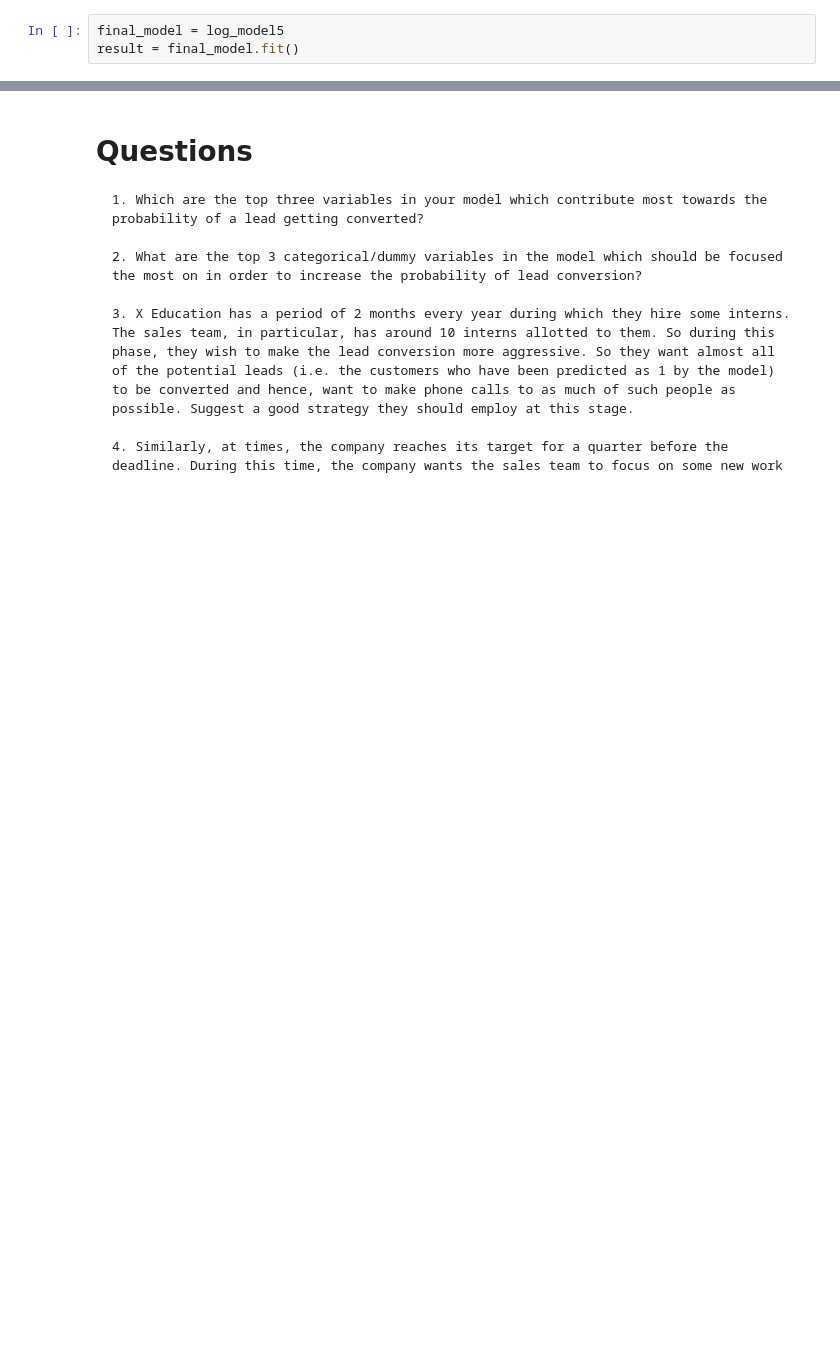
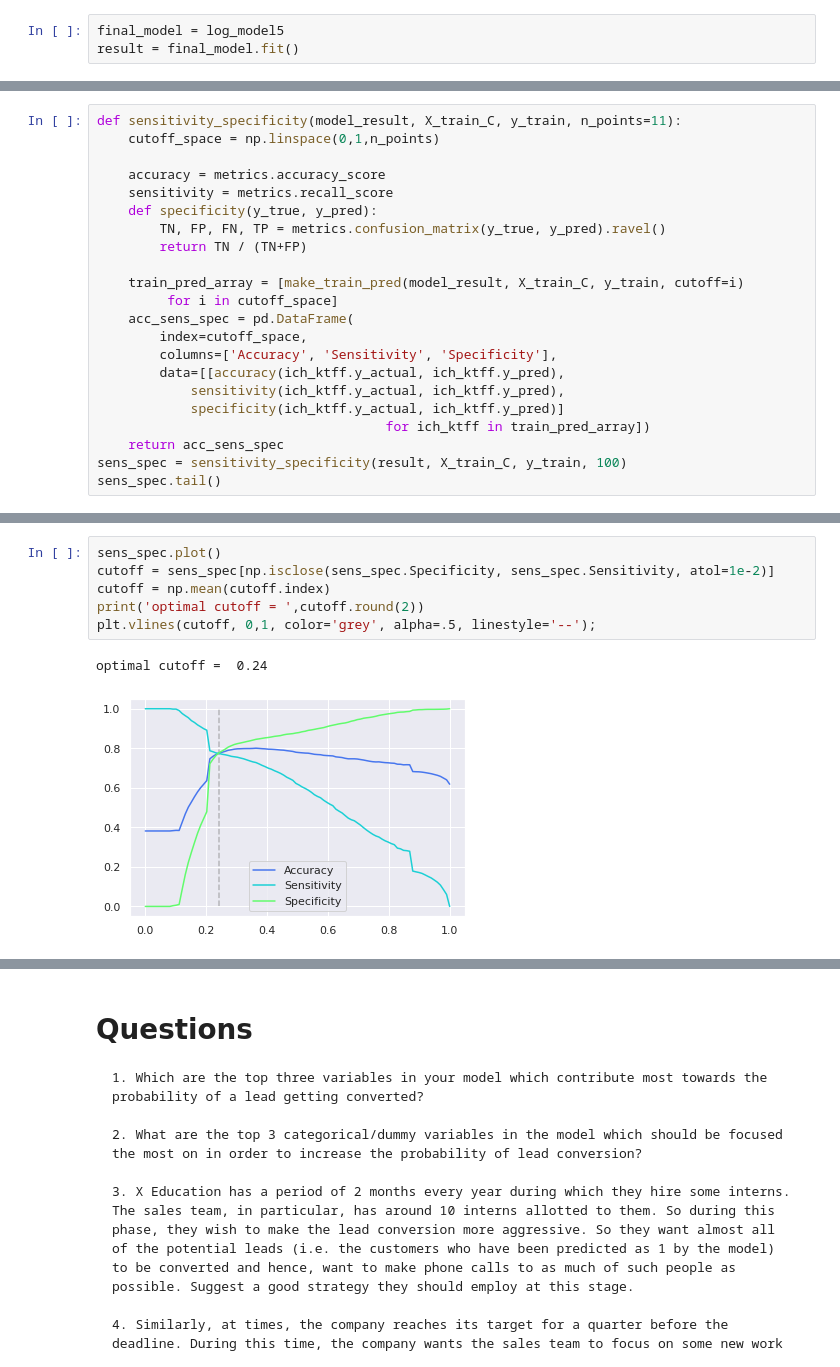
Before and after one commit to prabhanshu11/Clustering-Case-Study, a Jupyter notebook: main.ipynb, the cells around one changed output, grey strips where cells are left out. Cells and saved outputs as stored; diff of their text form; blank space fills up the shorter version.

```diff
--- a/main.ipynb
+++ b/main.ipynb
@@ -697,0 +693,22 @@ plt.plot();
+# %%
+def sensitivity_specificity(model_result, X_train_C, y_train, n_points=11):
+    cutoff_space = np.linspace(0,1,n_points)
+
+    accuracy = metrics.accuracy_score
+    sensitivity = metrics.recall_score
+    def specificity(y_true, y_pred):
+        TN, FP, FN, TP = metrics.confusion_matrix(y_true, y_pred).ravel()
+        return TN / (TN+FP)
+
+    train_pred_array = [make_train_pred(model_result, X_train_C, y_train, cutoff=i)
+         for i in cutoff_space]
+    acc_sens_spec = pd.DataFrame(
+        index=cutoff_space,
+        columns=['Accuracy', 'Sensitivity', 'Specificity'],
+        data=[[accuracy(ich_ktff.y_actual, ich_ktff.y_pred),
+            sensitivity(ich_ktff.y_actual, ich_ktff.y_pred),
+            specificity(ich_ktff.y_actual, ich_ktff.y_pred)]
+                                     for ich_ktff in train_pred_array])
+    return acc_sens_spec
+sens_spec = sensitivity_specificity(result, X_train_C, y_train, 100)
+sens_spec.tail()
@@ -697,0 +722,9 @@ plt.plot();
+# %%
+sens_spec.plot()
+cutoff = sens_spec[np.isclose(sens_spec.Specificity, sens_spec.Sensitivity, atol=1e-2)]
+cutoff = np.mean(cutoff.index)
+print('optimal cutoff = ',cutoff.round(2))
+plt.vlines(cutoff, 0,1, color='grey', alpha=.5, linestyle='--');
+# %% [output]
+optimal cutoff =  0.24
+[figure, added]
```
Also changed, not shown: parts of 28 cells of this notebook.
